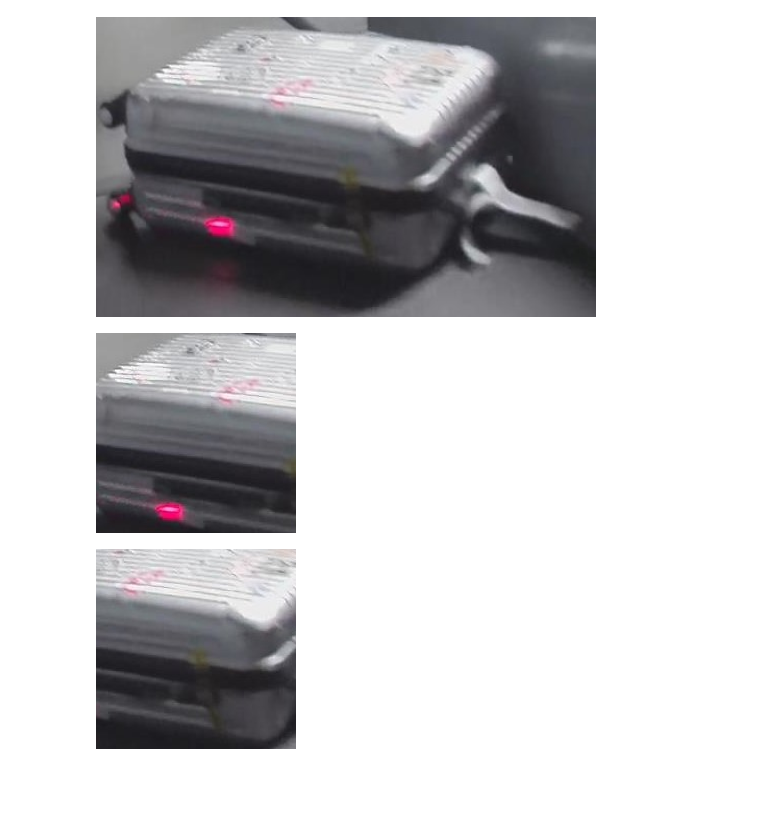
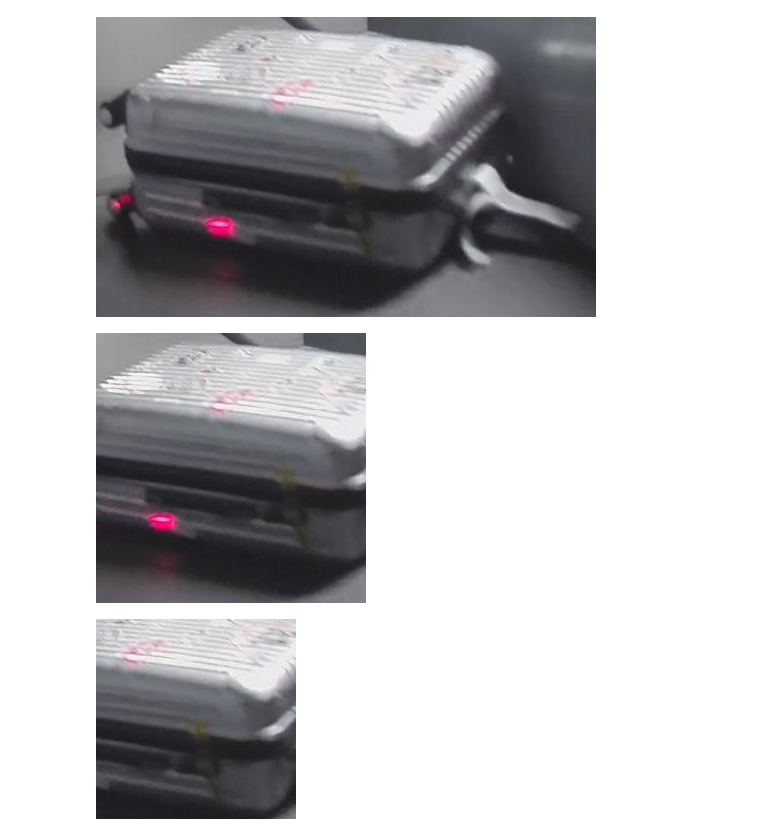
Before and after one commit to StevenGerrad/packAirport, a Jupyter notebook: test_imageEnhance.ipynb, the cells around one changed output. Drawn from its saved outputs; the diff is of its cells as text; code cells hidden in the pictures; blank space fills up the shorter version.

```diff
--- a/test_imageEnhance.ipynb
+++ b/test_imageEnhance.ipynb
@@ -24,10 +24,10 @@ after scale, shape: (500, 300)
 [figure]
 # %%
 # 随机裁剪出 100 x 100 的区域
-random_im1 = tfs.RandomCrop(200)(im)
+random_im1 = tfs.RandomCrop(270)(im)
 random_im1
 # %% [output]
-[figure, old version]
+[figure, new version]
 # %%
 # 中心裁剪出 100 x 100 的区域
 center_im = tfs.CenterCrop(200)(im)
```
Also changed, not shown: 4 other files.
